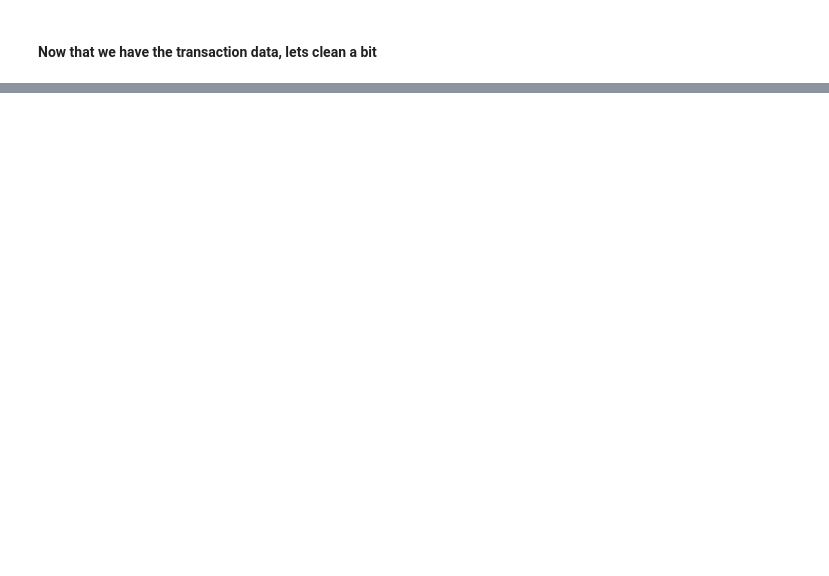
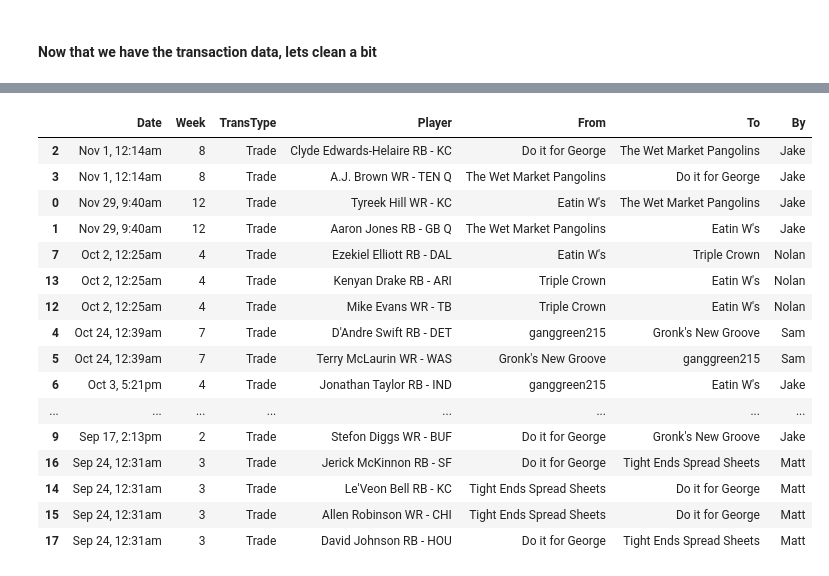
Before and after one commit to FFxML/CanadaBalls, a Jupyter notebook: TransactionSoup.ipynb, the cells around one changed output, grey strips where cells are left out. Cells and saved outputs as stored; diff of their text form; code cells hidden in the pictures; blank space fills up the shorter version.

```diff
--- a/TransactionSoup.ipynb
+++ b/TransactionSoup.ipynb
@@ -31,14 +32,13 @@ def soup_cleaner(df):
 
     return(trans)
 # %%
-url = 'https://fantasy.nfl.com/league/6787729/transactions?offset=41'
+url = 'https://fantasy.nfl.com/league/6787729/transactions?offset=61'
 page = urlopen(url)
 html = page.read()
 page.close()
 canned = bs(html, 'html.parser')
 soup = canned.find_all('table')[0]
-cleansoup = soup_cleaner(soup)
-cleansoup;
+soup;
 # %%
 def CanadasChunkySoup(url, offset,bowlsize):
     counter = 0
@@ -85,0 +103,6 @@ tables
+# %%
+# lets give some column names and drop any rows that have the LM designation or NA
+tables.columns = ['Date','Week','TransType','Player','From','To','By']
+tables = tables[tables.TransType!='LM']
+tables = tables.dropna()
+tables['TransType'].value_counts()
@@ -85,0 +233,21 @@ tables
+# %%
+trades = trade_cleaner(trades)
+trades
+# %% [output]
+|  | Date | Week | TransType | Player | From | To | By |
+| 2 | Nov 1, 12:14am | 8 | Trade | Clyde Edwards-Helaire RB - KC | Do it for George | The Wet Market Pangolins | Jake |
+| 3 | Nov 1, 12:14am | 8 | Trade | A.J. Brown WR - TEN Q | The Wet Market Pangolins | Do it for George | Jake |
+| 0 | Nov 29, 9:40am | 12 | Trade | Tyreek Hill WR - KC | Eatin W's | The Wet Market Pangolins | Jake |
+| 1 | Nov 29, 9:40am | 12 | Trade | Aaron Jones RB - GB Q | The Wet Market Pangolins | Eatin W's | Jake |
+| 7 | Oct 2, 12:25am | 4 | Trade | Ezekiel Elliott RB - DAL | Eatin W's | Triple Crown | Nolan |
+| 13 | Oct 2, 12:25am | 4 | Trade | Kenyan Drake RB - ARI | Triple Crown | Eatin W's | Nolan |
+| 12 | Oct 2, 12:25am | 4 | Trade | Mike Evans WR - TB | Triple Crown | Eatin W's | Nolan |
+| 4 | Oct 24, 12:39am | 7 | Trade | D'Andre Swift RB - DET | ganggreen215 | Gronk's New Groove | Sam |
+| 5 | Oct 24, 12:39am | 7 | Trade | Terry McLaurin WR - WAS | Gronk's New Groove | ganggreen215 | Sam |
+| 6 | Oct 3, 5:21pm | 4 | Trade | Jonathan Taylor RB - IND | ganggreen215 | Eatin W's | Jake |
+| ... | ... | ... | ... | ... | ... | ... | ... |
+| 9 | Sep 17, 2:13pm | 2 | Trade | Stefon Diggs WR - BUF | Do it for George | Gronk's New Groove | Jake |
+| 16 | Sep 24, 12:31am | 3 | Trade | Jerick McKinnon RB - SF | Do it for George | Tight Ends Spread Sheets | Matt |
+| 14 | Sep 24, 12:31am | 3 | Trade | Le'Veon Bell RB - KC | Tight Ends Spread Sheets | Do it for George | Matt |
+| 15 | Sep 24, 12:31am | 3 | Trade | Allen Robinson WR - CHI | Tight Ends Spread Sheets | Do it for George | Matt |
+| 17 | Sep 24, 12:31am | 3 | Trade | David Johnson RB - HOU | Do it for George | Tight Ends Spread Sheets | Matt |
```
Also changed, not shown: parts of 33 cells of this notebook, 1 other file.
